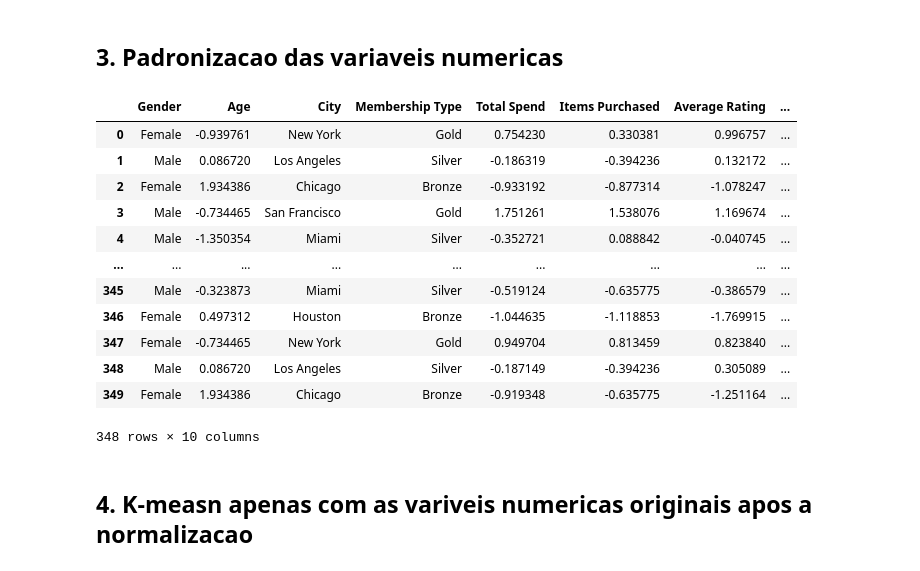
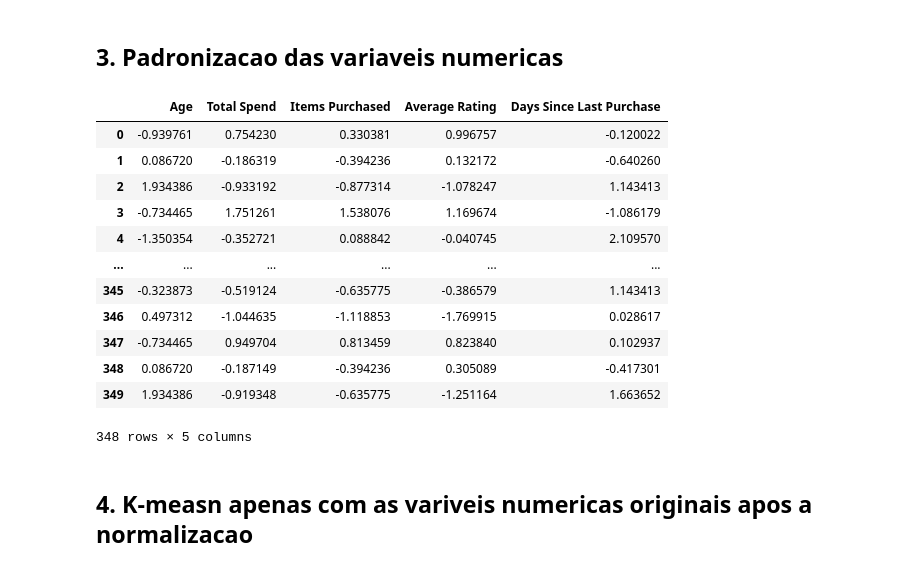
Before and after one commit to HammadN98/Segmentacao_de_Clientes_para_E-commerce, a Jupyter notebook: notebooks/E_commerce_behavior.ipynb, the cells around one changed output. Saved outputs shown, nothing was run; the diff lists cells and outputs as text; code cells hidden in the pictures.

Commit message:
Transformacao das variavies categoricas em numericas e a normalizacaodas mesma, problema aoi concatenar apos os dois datasets estarem normalizados

```diff
--- a/notebooks/E_commerce_behavior.ipynb
+++ b/notebooks/E_commerce_behavior.ipynb
@@ -120,24 +120,25 @@ Outliers nao encontrados visualmente
 # %%
 scaler = StandardScaler()
 
 #num_columns = colunas numericas
 dados[num_columns] = scaler.fit_transform(dados[num_columns])
 
-dados
+dados_numericos_normalizados = dados[num_columns]
+dados_numericos_normalizados
 # %% [output]
-|  | Gender | Age | City | Membership Type | Total Spend | Items Purchased | Average Rating | ... |
-| 0 | Female | -0.939761 | New York | Gold | 0.754230 | 0.330381 | 0.996757 | ... |
-| 1 | Male | 0.086720 | Los Angeles | Silver | -0.186319 | -0.394236 | 0.132172 | ... |
-| 2 | Female | 1.934386 | Chicago | Bronze | -0.933192 | -0.877314 | -1.078247 | ... |
-| 3 | Male | -0.734465 | San Francisco | Gold | 1.751261 | 1.538076 | 1.169674 | ... |
-| 4 | Male | -1.350354 | Miami | Silver | -0.352721 | 0.088842 | -0.040745 | ... |
-| ... | ... | ... | ... | ... | ... | ... | ... | ... |
-| 345 | Male | -0.323873 | Miami | Silver | -0.519124 | -0.635775 | -0.386579 | ... |
-| 346 | Female | 0.497312 | Houston | Bronze | -1.044635 | -1.118853 | -1.769915 | ... |
-| 347 | Female | -0.734465 | New York | Gold | 0.949704 | 0.813459 | 0.823840 | ... |
-| 348 | Male | 0.086720 | Los Angeles | Silver | -0.187149 | -0.394236 | 0.305089 | ... |
-| 349 | Female | 1.934386 | Chicago | Bronze | -0.919348 | -0.635775 | -1.251164 | ... |
+|  | Age | Total Spend | Items Purchased | Average Rating | Days Since Last Purchase |
+| 0 | -0.939761 | 0.754230 | 0.330381 | 0.996757 | -0.120022 |
+| 1 | 0.086720 | -0.186319 | -0.394236 | 0.132172 | -0.640260 |
+| 2 | 1.934386 | -0.933192 | -0.877314 | -1.078247 | 1.143413 |
+| 3 | -0.734465 | 1.751261 | 1.538076 | 1.169674 | -1.086179 |
+| 4 | -1.350354 | -0.352721 | 0.088842 | -0.040745 | 2.109570 |
+| ... | ... | ... | ... | ... | ... |
+| 345 | -0.323873 | -0.519124 | -0.635775 | -0.386579 | 1.143413 |
+| 346 | 0.497312 | -1.044635 | -1.118853 | -1.769915 | 0.028617 |
+| 347 | -0.734465 | 0.949704 | 0.813459 | 0.823840 | 0.102937 |
+| 348 | 0.086720 | -0.187149 | -0.394236 | 0.305089 | -0.417301 |
+| 349 | 1.934386 | -0.919348 | -0.635775 | -1.251164 | 1.663652 |
-348 rows × 10 columns
+348 rows × 5 columns
 # %% [markdown]
 ## 4. K-measn apenas com as variveis numericas originais apos a normalizacao
 # %% [markdown]
```
Also changed, not shown: parts of 22 cells of this notebook.
